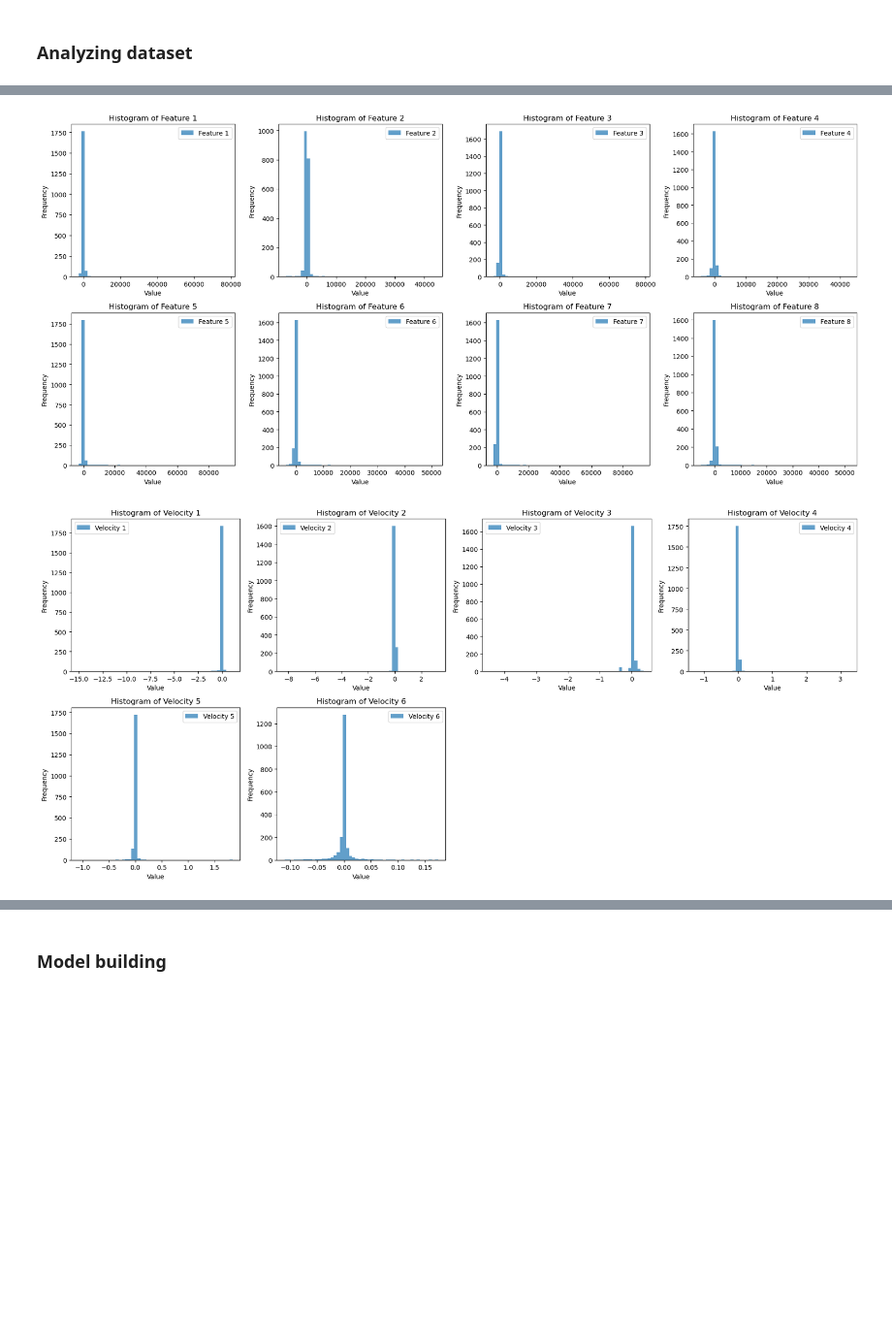
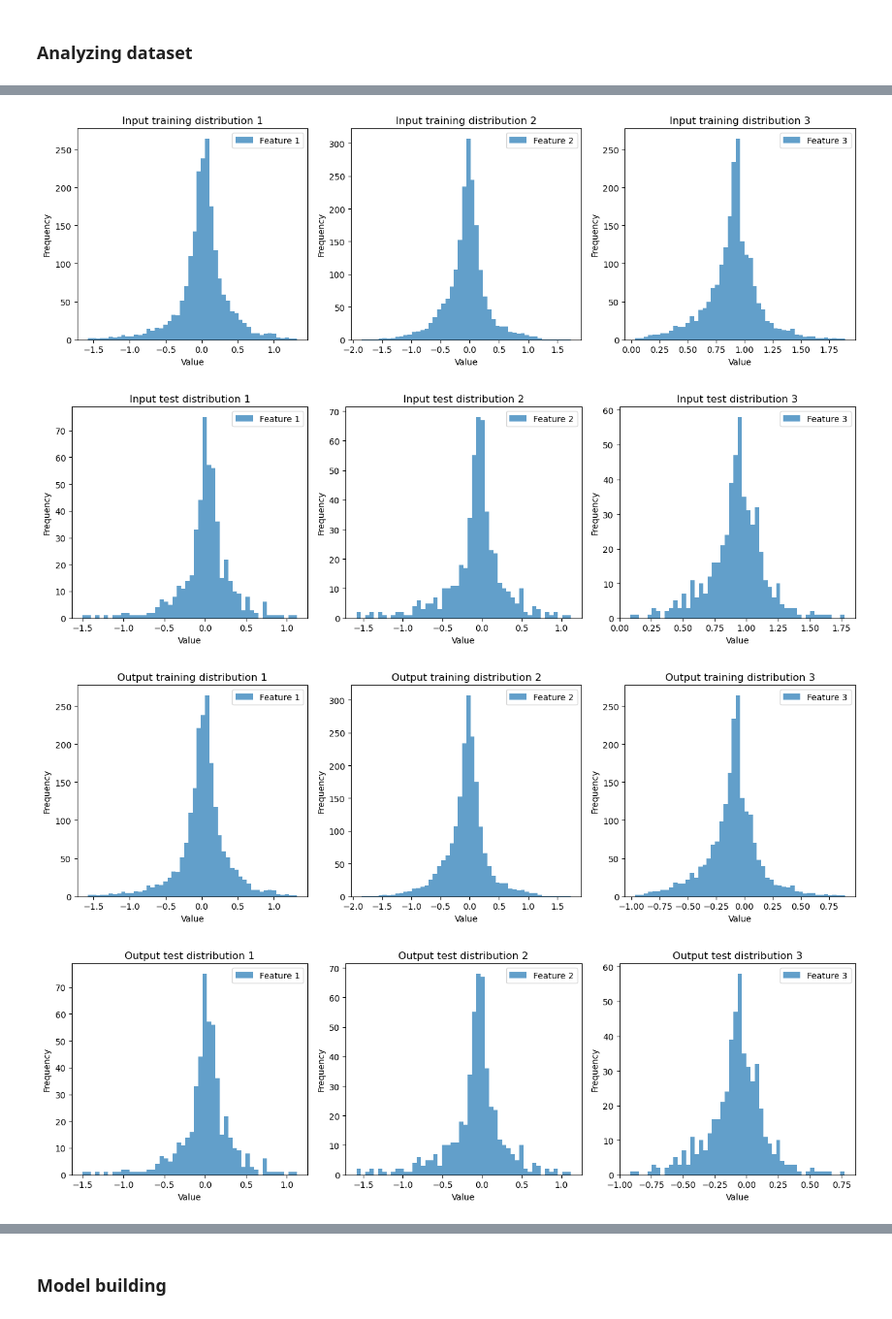
Before and after one commit to santamav/SKJ015-Intelligent_Control, a Jupyter notebook: Project/model_creation/model_building_and_training.ipynb, the cells around one changed output, grey strips where cells are left out. Shown at 97% size. Drawn from its saved outputs; the diff is of its cells as text; code cells hidden in the pictures; blank space fills up the shorter version.

```diff
--- a/Project/model_creation/model_building_and_training.ipynb
+++ b/Project/model_creation/model_building_and_training.ipynb
@@ -17,8 +17,8 @@ from spatialmath import *
 ### Load dataset
 # %%
 # Load dataset inputs and outputs
-inputs = np.load('../dataset_generation/dataset/inputs.npy')
-outputs = np.load('../dataset_generation/dataset/outputs.npy')
+inputs = np.load('../dataset_generation/dataset/inputs_pbvs.npy')
+outputs = np.load('../dataset_generation/dataset/outputs_pbvs.npy')
 # %%
 print('nputs shape:', inputs.shape)
 print('outputs shape:', outputs.shape)
@@ -75,34 +75,26 @@ max       0.174430
 # %%
 import matplotlib.pyplot as plt
 
-# Flattening the data for visualization
-X_train_flat = X_train.flatten()
-y_train_flat = y_train.flatten()
-
-# Histogram of each feature of the input data
-plt.figure(figsize=(18, 12))
-for i in range(X_train.shape[1]):
-    plt.subplot(3, 4, i+1)
-    plt.hist(X_train[:, i], bins=50, alpha=0.7, label=f'Feature {i+1}')
-    plt.xlabel('Value')
-    plt.ylabel('Frequency')
-    plt.title(f'Histogram of Feature {i+1}')
-    plt.legend()
-plt.tight_layout()
-plt.show()
+def features_hist(data, title, xlabel, ylabel):
+    # Histogram of each feature of the input data
+    plt.figure(figsize=(18, 12))
+    for i in range(X_train.shape[1]):
+        plt.subplot(3, 4, i+1)
+        plt.hist(data[:, i], bins=50, alpha=0.7, label=f'Feature {i+1}')
+        plt.xlabel(xlabel)
+        plt.ylabel(ylabel)
+        plt.title(title + f' {i+1}')
+        plt.legend()
+    plt.tight_layout()
+    plt.show()
-# %% [output]
-[figure, removed]
-# %%
-# Histogram of the output data
-plt.figure(figsize=(18,12))
-for i in range(y_train.shape[1]):
-    plt.subplot(3, 4, i+1)
-    plt.hist(y_train[:, i], bins=50, alpha=0.7, label=f'Velocity {i+1}')
-    plt.xlabel('Value')
-    plt.ylabel('Frequency')
-    plt.title(f'Histogram of Velocity {i+1}')
-    plt.legend()
-plt.tight_layout()
-plt.show()
-# %% [output]
-[figure, removed]
+# %%
+
+features_hist(X_train, 'Input training distribution', 'Value', 'Frequency')
+features_hist(X_test, 'Input test distribution', 'Value', 'Frequency')
+features_hist(y_train, 'Output training distribution', 'Value', 'Frequency')
+features_hist(y_test, 'Output test distribution', 'Value', 'Frequency')
+# %% [output]
+[figure, added]
+[figure, added]
+[figure, added]
+[figure, added]
```
Also changed, not shown: parts of 13 cells of this notebook, 8 other files.
